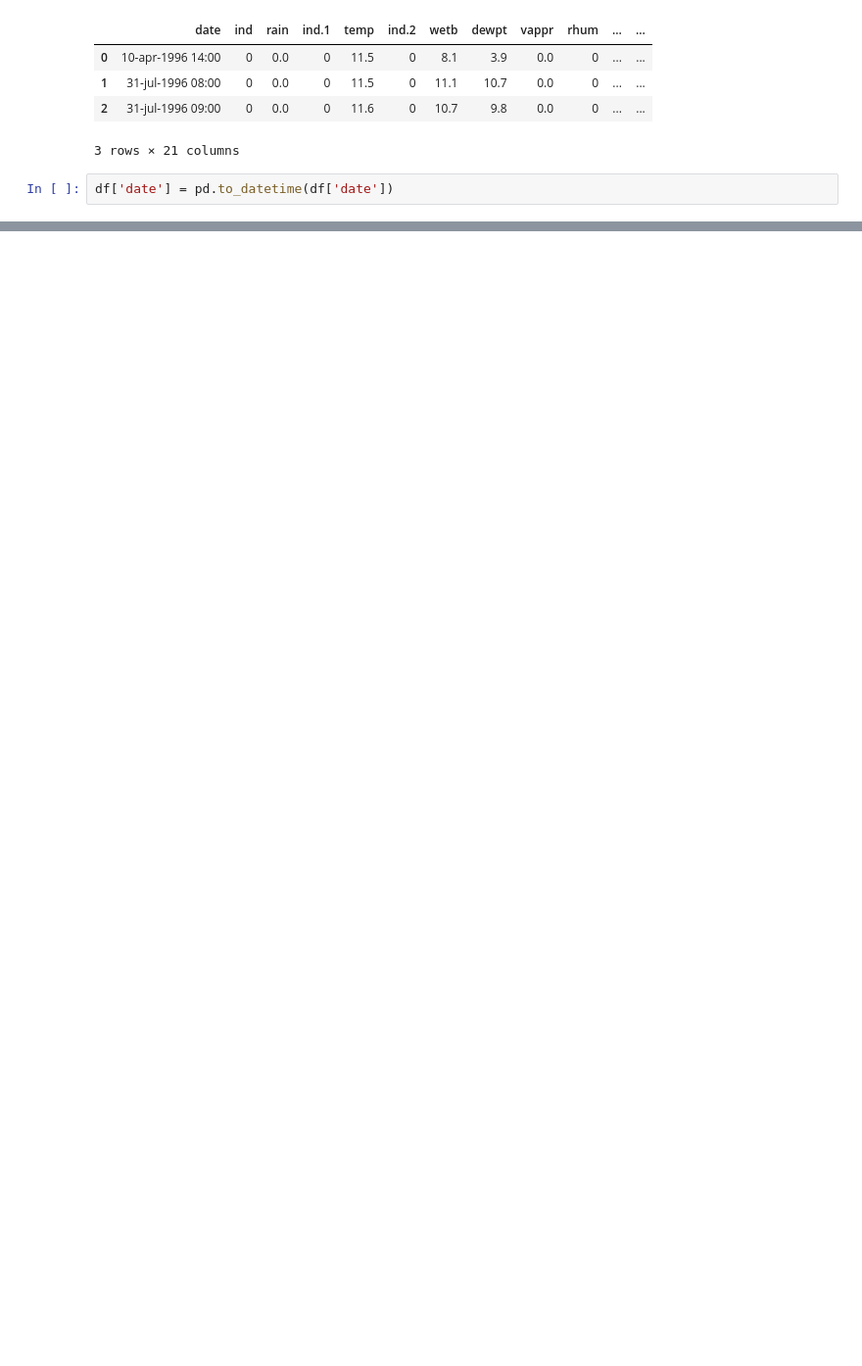
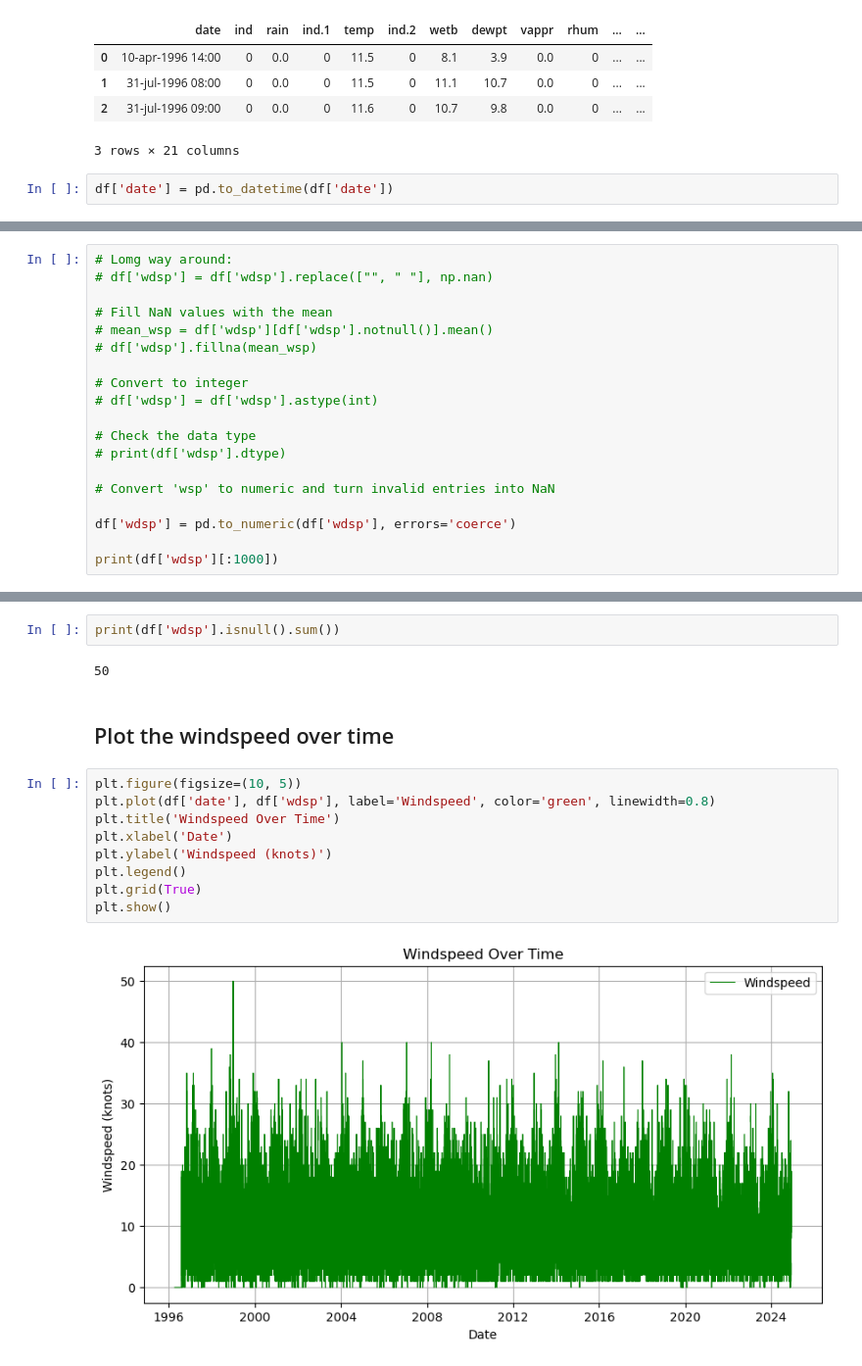
Before and after one commit to morgam7/PFDA-assignments, a Jupyter notebook: assignment_6_Weather.ipynb, the cells around one changed output, grey strips where cells are left out. Shown at 98% size. Drawn from its saved outputs; the diff is of its cells as text; blank space fills up the shorter version.

```diff
--- a/assignment_6_Weather.ipynb
+++ b/assignment_6_Weather.ipynb
@@ -110,0 +147,19 @@ plt.show()
+# %%
+# Lomg way around:
+# df['wdsp'] = df['wdsp'].replace(["", " "], np.nan)
+
+# Fill NaN values with the mean
+# mean_wsp = df['wdsp'][df['wdsp'].notnull()].mean()
+# df['wdsp'].fillna(mean_wsp)
+
+# Convert to integer
+# df['wdsp'] = df['wdsp'].astype(int)
+
+# Check the data type
+# print(df['wdsp'].dtype)
+
+# Convert 'wsp' to numeric and turn invalid entries into NaN
+
+df['wdsp'] = pd.to_numeric(df['wdsp'], errors='coerce')
+
+print(df['wdsp'][:1000])
@@ -110,0 +184,17 @@ plt.show()
+# %%
+print(df['wdsp'].isnull().sum())
+# %% [output]
+50
+# %% [markdown]
+## Plot the windspeed over time
+# %%
+plt.figure(figsize=(10, 5))
+plt.plot(df['date'], df['wdsp'], label='Windspeed', color='green', linewidth=0.8)
+plt.title('Windspeed Over Time')
+plt.xlabel('Date')
+plt.ylabel('Windspeed (knots)')
+plt.legend()
+plt.grid(True)
+plt.show()
+# %% [output]
+[figure, added]
```
Also changed, not shown: parts of 12 cells of this notebook.
